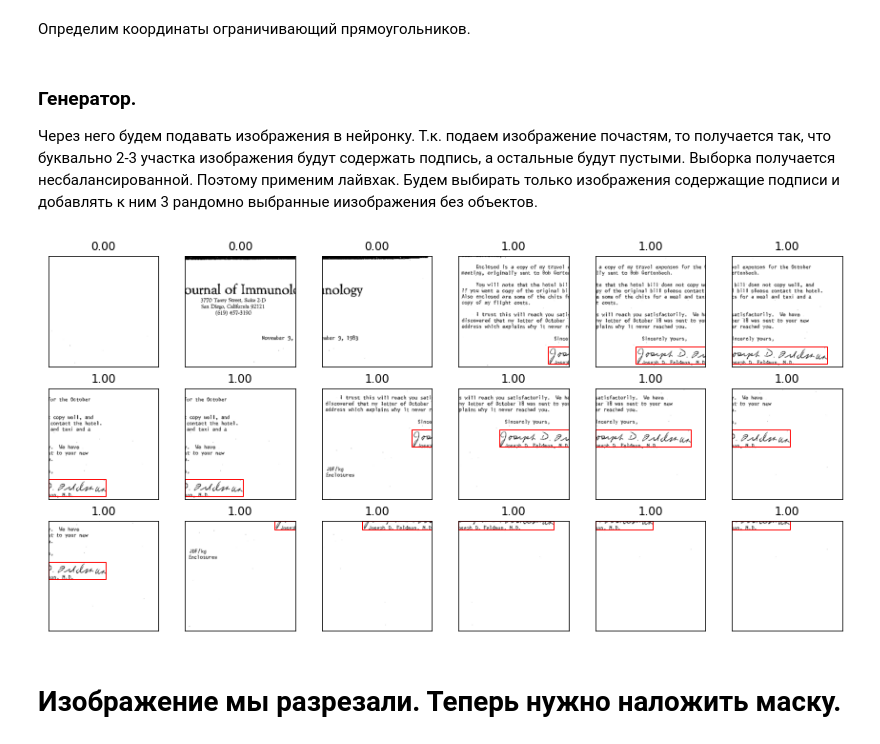
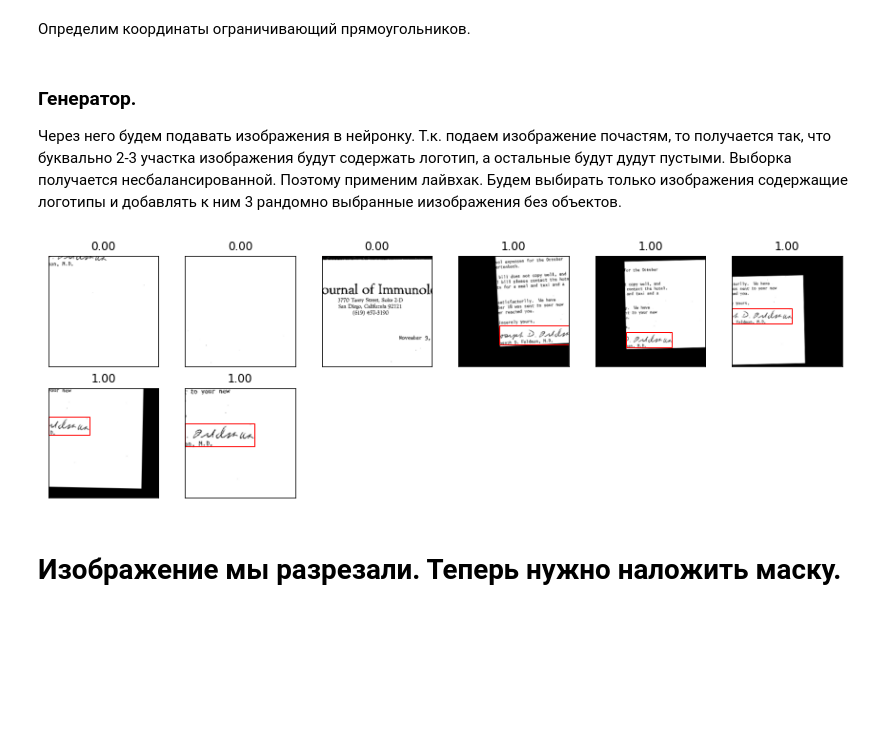
Before and after one commit to evelisko/Directum_test_task, a Jupyter notebook: experiments/page_segmentation_signature.ipynb, the cells around one changed output. Cells and saved outputs as stored; diff of their text form; code cells hidden in the pictures; blank space fills up the shorter version.

```diff
--- a/experiments/page_segmentation_signature.ipynb
+++ b/experiments/page_segmentation_signature.ipynb
@@ -128,7 +113,7 @@ def create_mask(bb, x, class_index):
 def create_bb_array(x,class_index):
     """Генерируем массив bounding box'a из столбца train_df"""
     if class_index == 0:
-        res = np.array([0,0,0,0])
+        res = np.array([-1,-1,-1,-1])
     else:
         res = np.array([x[0],x[1],x[2],x[3]])
     return res
@@ -137,9 +122,9 @@ def mask_to_bb(mask):
     """Конвертируем маску Y в bounding box'a, принимая 0 как фоновый ненулевой объект """
     cols, rows = np.nonzero(mask)
     if len(cols)==0:
-        bb=[0,0,0,0,0]
-    elif ((np.max(rows)- np.min(rows) < 10) or (np.max(cols)- np.min(cols) < 10)):
-        bb=[0,0,0,0,0]
+        bb=[0,-1,-1,-1,-1]
+    elif ((np.max(rows)- np.min(rows) < min_object_size) or (np.max(cols)- np.min(cols) < min_object_size)):
+        bb=[0,-1,-1,-1,-1]
     else:
         top_row = np.min(rows)
         left_col = np.min(cols)
@@ -148,7 +133,6 @@ def mask_to_bb(mask):
         centr_row = (top_row+bottom_row)/2
         centr_col = (left_col+right_col)/2
         bb = [win_size, centr_row, centr_col, bottom_row-top_row, right_col-left_col]
-        # bb = [win_size, top_row, left_col, bottom_row, right_col]
 
     return np.array(bb, dtype=np.float32)/win_size
 
@@ -261,15 +221,10 @@ df_signature.head(3)
 # %% [markdown]
 Определим координаты ограничивающий прямоугольников.
 # %%
-steps_x = math.ceil(IM_SIZE[0]/100) #/win_size
-steps_y = math.ceil(IM_SIZE[1]/100) #/win_size
+steps_x = math.ceil(IM_SIZE[0]/step_x)
+steps_y = math.ceil(IM_SIZE[1]/step_y)
 
 # запомнить позицию каждого квадрата.
-step_x = 100 #math.floor(IM_SIZE[0]/math.ceil(IM_SIZE[0]/win_size))
-step_y = 100 #math.floor(IM_SIZE[1]/math.ceil(IM_SIZE[1]/win_size))
-
-
-step_y, step_x
 win_coords = [ ]
 for i in range(steps_y):
     for j in range(steps_x):
@@ -326,4 +280,4 @@ def show_result(sample_imgs, scores, sample_bbx):
     plt.show()
 # %% [markdown]
 ### Генератор.
- Через него будем подавать изображения в нейронку. Т.к. подаем изображение почастям, то получается так, что буквально 2-3  участка изображения будут содержать подпись, а остальные будут пустыми. Выборка получается несбалансированной. Поэтому применим лайвхак. Будем выбирать только изображения содержащие подписи и добавлять к ним 3 рандомно выбранные иизображения без объектов.
+ Через него будем подавать изображения в нейронку. Т.к. подаем изображение почастям, то получается так, что буквально 2-3  участка изображения будут содержать логотип, а остальные будут дудут пустыми. Выборка получается несбалансированной. Поэтому применим лайвхак. Будем выбирать только изображения содержащие логотипы и добавлять к ним 3 рандомно выбранные иизображения без объектов.
@@ -330,8 +286,16 @@ def show_result(sample_imgs, scores, sample_bbx):
+# %%
+def strong_aug(p=1.0):
+    return ShiftScaleRotate(shift_limit=0.3,
+                                     scale_limit=0.3,
+                                     rotate_limit=3,
+                                     p=p,
+                                     border_mode=cv2.BORDER_CONSTANT)
 # %%
-def keras_generator(gen_df, batch_size = 1, is_test=False):
+def keras_generator(gen_df, batch_size = 1, is_test=False,is_augmentation=False):
     c = 0
     ind = np.arange(0,len(gen_df))
     random.shuffle(ind)
+    augmentation = strong_aug(p=1.0)
 
     while True:
         X_batch = []
@@ -369,9 +333,13 @@ def keras_generator(gen_df, batch_size = 1, is_test=False):
                     X_batch.append(combined_chank[...,:3])
                     y_batch.append(bb)
                     max_void_tyles-=1
-
+          # Выбираем только box-ы в которых изображение присутствует.
               for coord in win_coords:
                   combined_chank = combined[coord[0]:(coord[0]+coord[2]), coord[1]:(coord[1]+coord[3])]
+                  if is_augmentation==True:
+                    data = {'image': combined_chank}
+                    augmented = augmentation(**data)
+                    combined_chank = augmented["image"]
                   bb = mask_to_bb(combined_chank[...,3])
                   if bb[0]==1:
                     X_batch.append(combined_chank[...,:3])
@@ -387,11 +355,11 @@ def keras_generator(gen_df, batch_size = 1, is_test=False):
 
         yield X_batch, (y_batch[:,0], y_batch[:,1:])
 # %%
-for X_test, y_test in keras_generator(df_signature,batch_size=1):
+for X_test, y_test in keras_generator(df_signature,batch_size=1,is_augmentation=True):
   break
 
 show_result(X_test, y_test[0],y_test[1])
 # %% [output]
-[figure, old version]
+[figure, new version]
 # %%
 test_count = math.floor(len(df_signature)*0.2)
```
Also changed, not shown: parts of 29 cells of this notebook, 14 other files.
